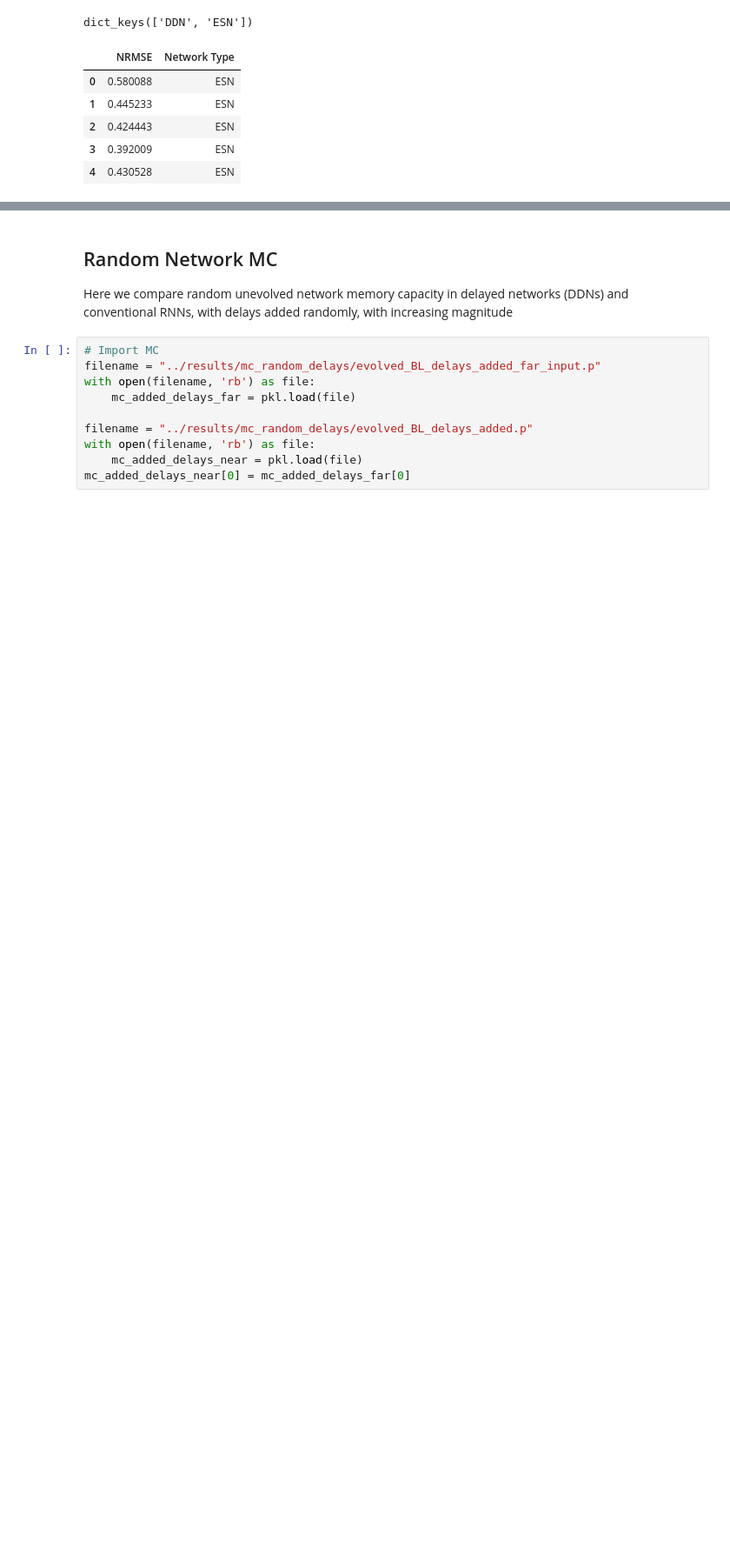
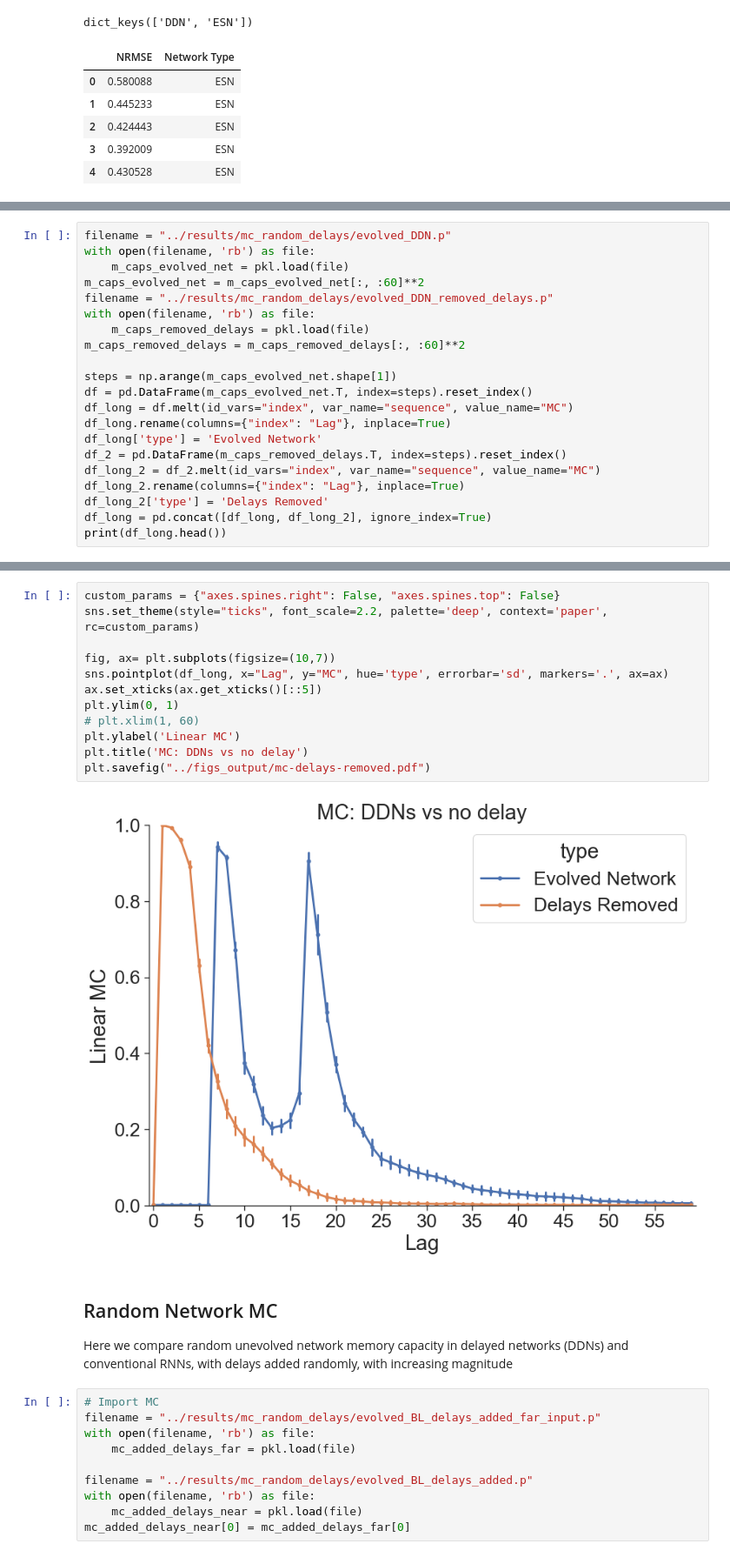
Before and after one commit to StefanIacob/DDN-public, a Jupyter notebook: analysis-notebooks/MC-Analysis.ipynb, the cells around one changed output, grey strips where cells are left out. Shown at 87% size. Cells and saved outputs as stored; diff of their text form; blank space fills up the shorter version.

```diff
--- a/analysis-notebooks/MC-Analysis.ipynb
+++ b/analysis-notebooks/MC-Analysis.ipynb
@@ -246,0 +286,21 @@ Text(0.5, 1.0, 'MC: DDNs vs no delay')
+# %%
+filename = "../results/mc_random_delays/evolved_DDN.p"
+with open(filename, 'rb') as file:
+    m_caps_evolved_net = pkl.load(file)
+m_caps_evolved_net = m_caps_evolved_net[:, :60]**2
+filename = "../results/mc_random_delays/evolved_DDN_removed_delays.p"
+with open(filename, 'rb') as file:
+    m_caps_removed_delays = pkl.load(file)
+m_caps_removed_delays = m_caps_removed_delays[:, :60]**2
+
+steps = np.arange(m_caps_evolved_net.shape[1])
+df = pd.DataFrame(m_caps_evolved_net.T, index=steps).reset_index()
+df_long = df.melt(id_vars="index", var_name="sequence", value_name="MC")
+df_long.rename(columns={"index": "Lag"}, inplace=True)
+df_long['type'] = 'Evolved Network'
+df_2 = pd.DataFrame(m_caps_removed_delays.T, index=steps).reset_index()
+df_long_2 = df_2.melt(id_vars="index", var_name="sequence", value_name="MC")
+df_long_2.rename(columns={"index": "Lag"}, inplace=True)
+df_long_2['type'] = 'Delays Removed'
+df_long = pd.concat([df_long, df_long_2], ignore_index=True)
+print(df_long.head())
@@ -247,3 +314,17 @@ Text(0.5, 1.0, 'MC: DDNs vs no delay')
+# %%
+custom_params = {"axes.spines.right": False, "axes.spines.top": False}
+sns.set_theme(style="ticks", font_scale=2.2, palette='deep', context='paper', rc=custom_params)
+
+fig, ax= plt.subplots(figsize=(10,7))
+sns.pointplot(df_long, x="Lag", y="MC", hue='type', errorbar='sd', markers='.', ax=ax)
+ax.set_xticks(ax.get_xticks()[::5])
+plt.ylim(0, 1)
+# plt.xlim(1, 60)
+plt.ylabel('Linear MC')
+plt.title('MC: DDNs vs no delay')
+plt.savefig("../figs_output/mc-delays-removed.pdf")
+# %% [output]
+[figure, added]
 # %% [markdown]
 ## Random Network MC
 Here we compare random unevolved network memory capacity in delayed networks (DDNs) and conventional RNNs, with delays added randomly, with increasing magnitude
```
Also changed, not shown: parts of 8 cells of this notebook, 3 other files.
